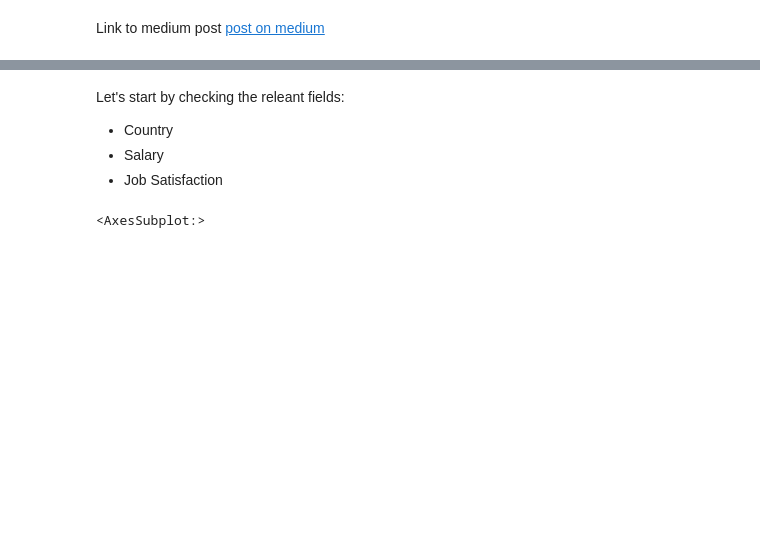
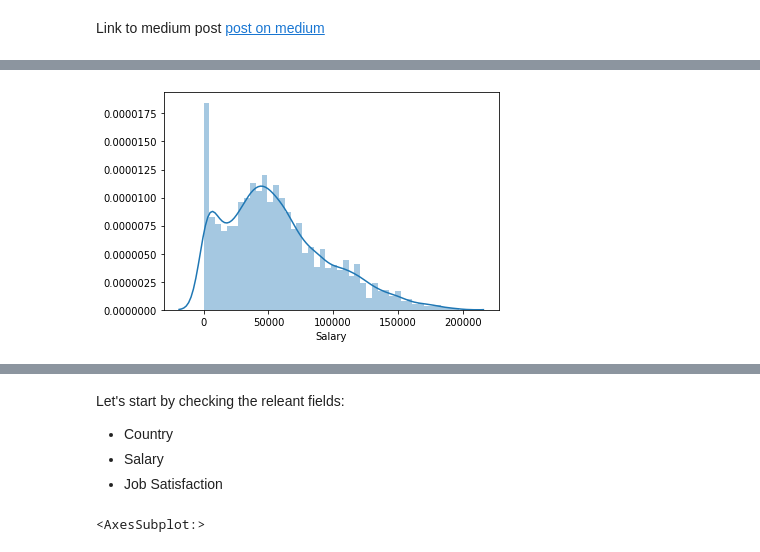
Before and after one commit to bignollo/JobSatisfaction, a Jupyter notebook: Medium Post.ipynb, the cells around one changed output, grey strips where cells are left out. Saved outputs shown, nothing was run; the diff lists cells and outputs as text; code cells hidden in the pictures; blank space fills up the shorter version.

```diff
--- a/Medium Post.ipynb
+++ b/Medium Post.ipynb
@@ -26,0 +124,4 @@ df = pd.read_csv('./survey-results-public.csv')
+# %%
+g = sns.distplot(df['Salary'])
+# %% [output]
+[figure, added]
```
Also changed, not shown: parts of 15 cells of this notebook.
